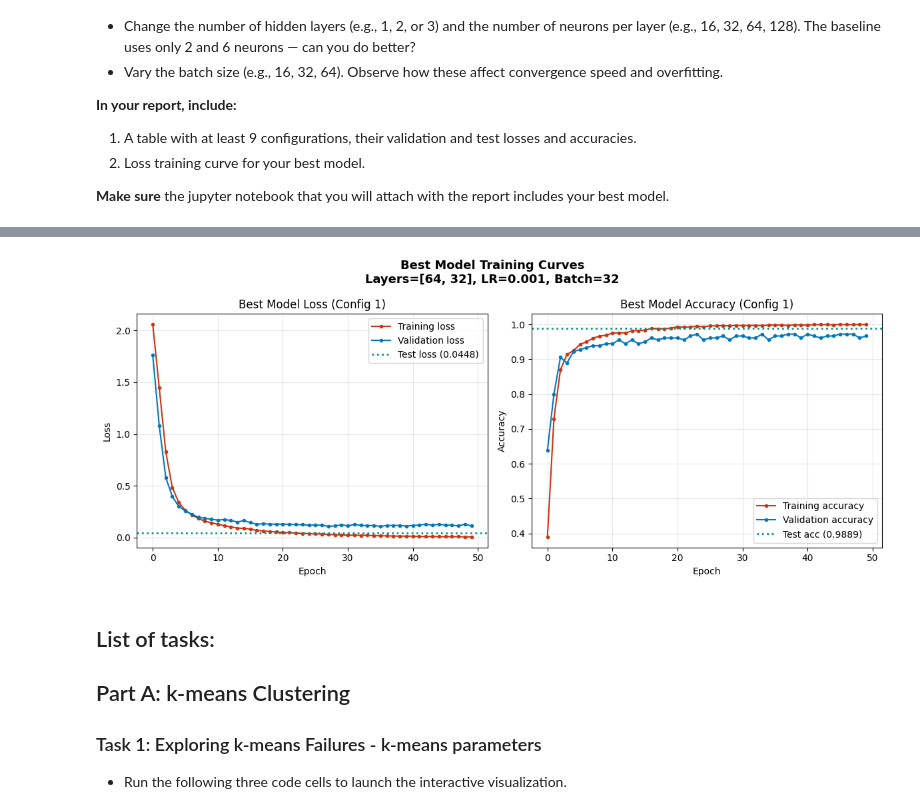
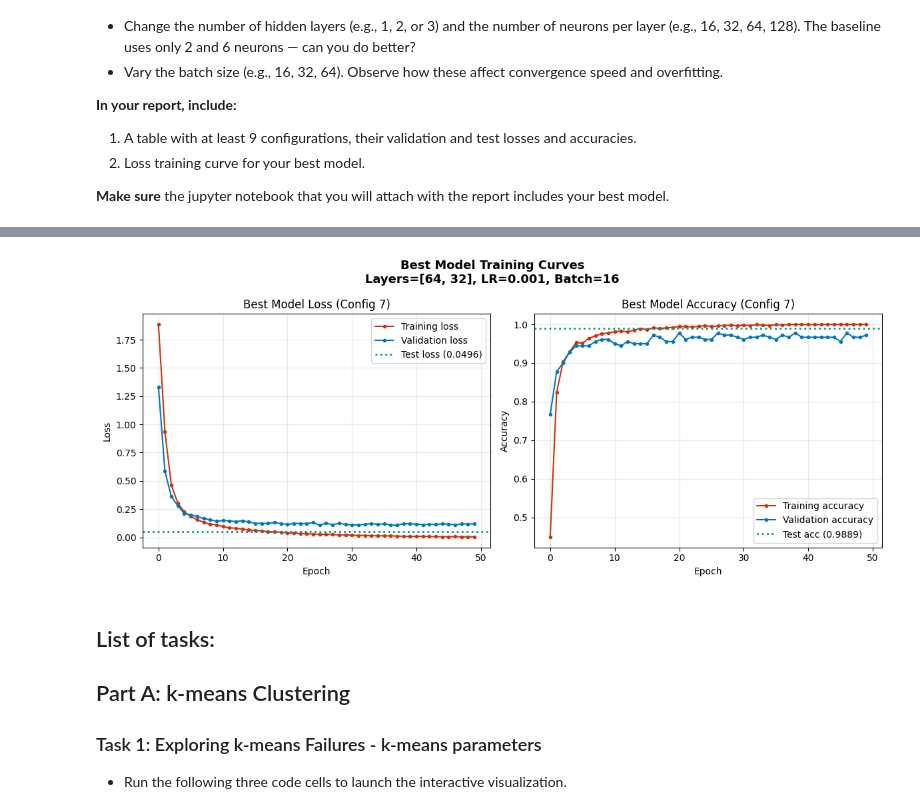
Before and after one commit to tonnerinho/Applied-Machine-Learning, a Jupyter notebook: Lab3/Lab3_UnsupervisedClustering_SupervisedNNClassifier.ipynb, the cells around one changed output, grey strips where cells are left out. Cells and saved outputs as stored; diff of their text form; code cells hidden in the pictures.

```diff
--- a/Lab3/Lab3_UnsupervisedClustering_SupervisedNNClassifier.ipynb
+++ b/Lab3/Lab3_UnsupervisedClustering_SupervisedNNClassifier.ipynb
@@ -956,8 +961,8 @@ df_results = pd.DataFrame(results).drop(columns=['history'])
 print("\n--- Hyperparameter Search Results ---")
 print(df_results.to_string(index=False))
 
-# Find best model by test loss
-best_idx = min(range(len(results)), key=lambda i: results[i]['Test Loss'])
+# Find best model by validation loss
+best_idx = min(range(len(results)), key=lambda i: results[i]['Val Loss'])
 best = results[best_idx]
 print(f"\nBest config: {best['Config']} | Layers={best['Layers']}, LR={best['LR']}, Batch={best['Batch']}")
 print(f"  Test Loss={best['Test Loss']}, Test Acc={best['Test Acc']}")
@@ -1011 +1016 @@ Best config: 1 | Layers=[64, 32], LR=0.001, Batch=32
-[figure, old version]
+[figure, new version]
```
Also changed, not shown: parts of 11 cells of this notebook.
